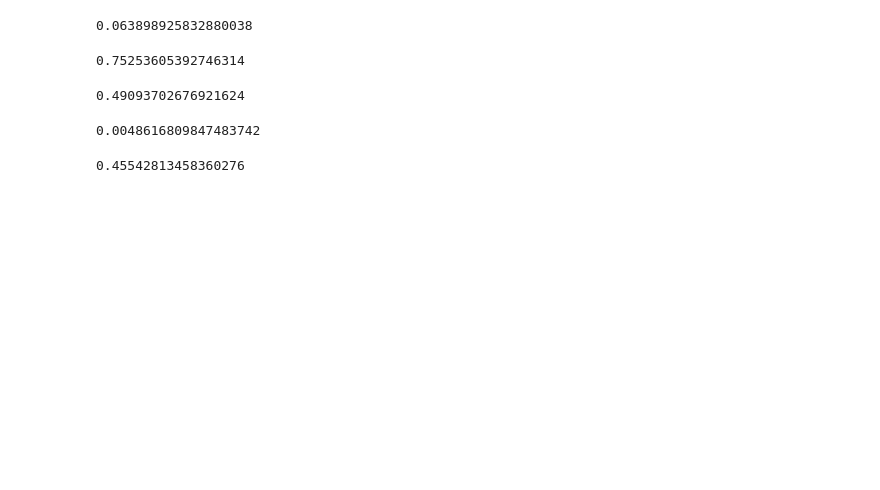
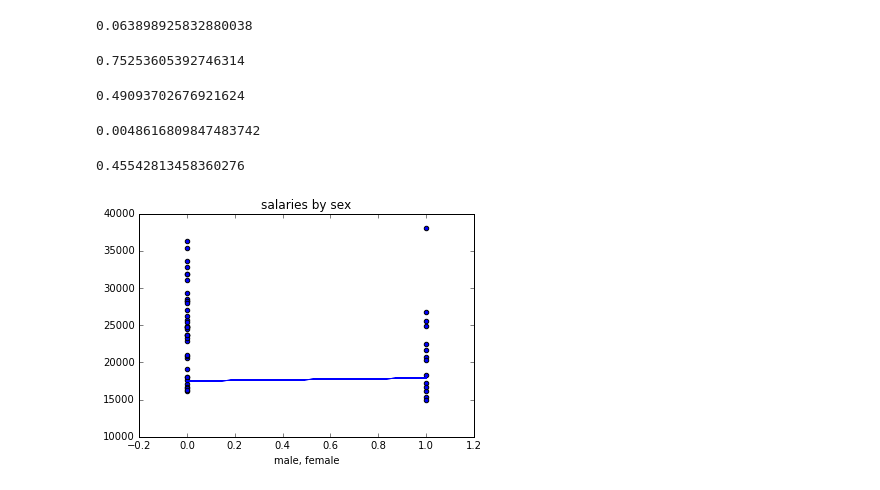
Before and after one commit to scottrob/linear-regression, a Jupyter notebook: simple-linear-regression.ipynb, the cells around one changed output. Saved outputs shown, nothing was run; the diff lists cells and outputs as text; code cells hidden in the pictures; blank space fills up the shorter version.

```diff
--- a/simple-linear-regression.ipynb
+++ b/simple-linear-regression.ipynb
@@ -93,3 +101,11 @@ salary_reg.fit(x_salary_five, y_s)
 salary_reg.score(x_salary_five, y_s)
 # %% [output]
 0.45542813458360276
+# %%
+plt.scatter(x_salary_one, y_s)
+plt.plot(x_salary_one, salary_reg.predict(x_salary_one))
+plt.title("salaries by sex")
+plt.xlabel("male, female")
+plt.show()
+# %% [output]
+[figure, added]
```
Also changed, not shown: parts of 7 cells of this notebook.
